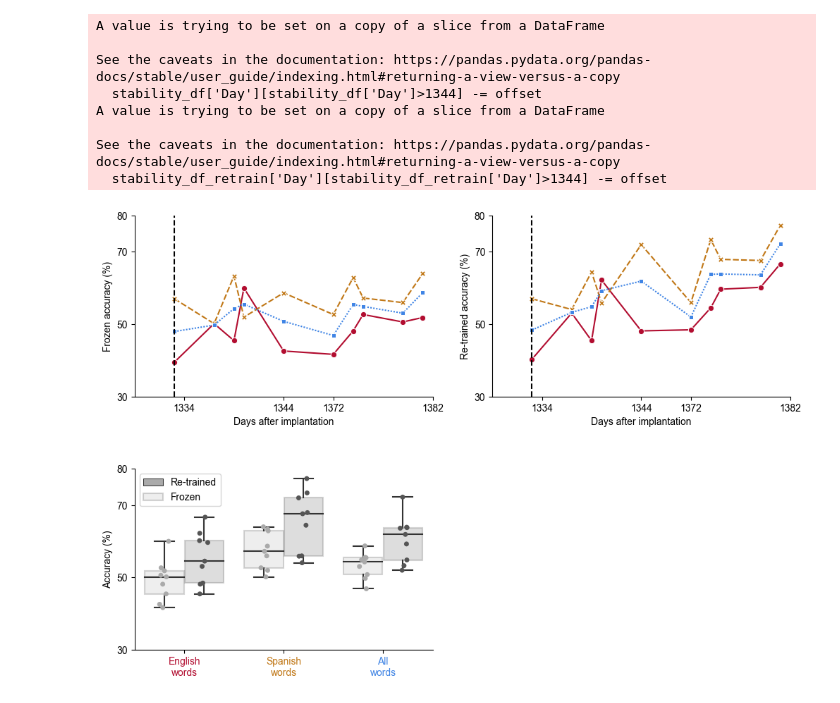
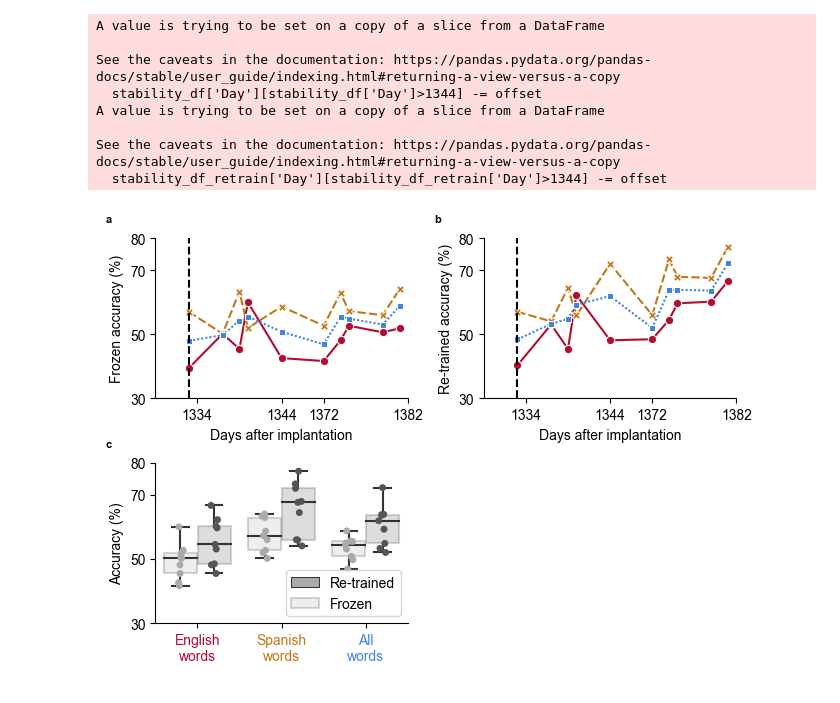
Before and after one commit to asilvaalex4/bilingual_speech_bci, a Jupyter notebook: figures/figure_E7/figure_E7.ipynb, the cells around one changed output. Saved outputs shown, nothing was run; the diff lists cells and outputs as text; code cells hidden in the pictures.

```diff
--- a/figures/figure_E7/figure_E7.ipynb
+++ b/figures/figure_E7/figure_E7.ipynb
@@ -14,7 +14,7 @@ import matplotlib as mpl
 mpl.rcParams['axes.spines.top'] = False
 mpl.rcParams['axes.spines.right'] = False
 
-fig,axs = plt.subplots(2,2,figsize=(12,8),gridspec_kw={'wspace':0.2,'hspace':0.4})
+fig,axs = plt.subplots(2,2,figsize=(12/1.6,8/1.6),gridspec_kw={'wspace':0.3,'hspace':0.4}) # 12,8
 
 
 mpl.rcParams['font.sans-serif'] = ['Arial']
@@ -24,7 +24,8 @@ plt.rcParams.update({'font.size': 10})#, 'font.sans-serif': 'Arial'})
 
 colors = ['#b20d30','#c17817','#3f84e5','#3f784c']
 ax = axs[0,0]
-
+ax.text(-0.17, 1.15, 'a', transform=ax.transAxes,
+    va='top', ha='right', fontsize=8, fontweight='bold')
 stability_df['Accuracy'] *= 100
 first_day = 1333
 stability_df.Day += first_day
@@ -51,6 +52,8 @@ ax.set_yticks([30,50,70,80])
 
 
 ax = axs[0,1]
+ax.text(-0.17, 1.15, 'b', transform=ax.transAxes,
+    va='top', ha='right', fontsize=8, fontweight='bold')
 stability_df_retrain['Accuracy'] *= 100
 stability_df_retrain.Day += first_day
 offset = 23
@@ -75,7 +78,8 @@ ax.set_yticks([30,50,70,80])
 
 
 ax = axs[1,0]
-
+ax.text(-0.17, 1.15, 'c', transform=ax.transAxes,
+    va='top', ha='right', fontsize=8, fontweight='bold')
 import pandas as pd
 stability_ov = pd.concat((stability_df,stability_df_retrain))
 stability_ov['Paradigm'] = np.concatenate((np.repeat('Frozen',30),np.repeat('Re-trained',30)))
@@ -95,13 +99,6 @@ g = sns.boxplot(ax=ax,data=stability_ov[stability_ov.Day > first_day],x='Languag
             order=['English','Spanish','Overall'],
             palette='binary',dodge=True,boxprops=dict(alpha=.2))
 pvalue_thresholds = [[1e-4, "****"], [0.001, "**"], [0.01, "*"], [1, "ns"]]
-
-# test_results = add_stat_annotation(ax, data=stability_ov[stability_ov.Day > first_day],x='Language',y='Accuracy',hue='Paradigm',
-#                                    order=['English','Spanish','Overall'],
-#                                    box_pairs = [ [('Overall','Re-trained'),('Overall','Frozen')],[('Spanish','Re-trained'),('Spanish','Frozen')],
-#                                                 [('English','Re-trained'),('English','Frozen')] ],
-#                                    test='Wilcoxon', text_format='star',
-#                                    loc='inside', verbose=2,line_offset=0.12,pvalue_thresholds=pvalue_thresholds)
 
 
 
@@ -110,32 +107,32 @@ g = sns.stripplot(ax=ax,data=stability_ov[stability_ov.Day > first_day],x='Langu
             palette='binary',dodge=True)
 
 
 ax.legend(['Re-trained','Frozen'])#,[], frameon=False)
 
 
 
 #ax.legend().set_title('')
 #ax.legend(['Before 1251','After 1251'])
 ax.set_ylim([30,80])
 ax.set_yticks([30,50,70,80])
 ax.set_xticks([0,1,2])
 ax.set_xlim([-0.5,2.5])
 ax.set_xticklabels(['English\nwords','Spanish\nwords','All\nwords'])
 ax.set_ylabel('Accuracy (%)')
 ax.set_xlabel('')
 [t.set_color(cols[i]) for i,t in enumerate(ax.xaxis.get_ticklabels())]
 
 
 ax = axs[1,1]
 ax.set_visible(False)
-plt.savefig('./figure_E7.jpg',dpi=300)
+plt.savefig('./figure_E7.jpg',dpi=300,bbox_inches='tight')
 # %% [output]
 A value is trying to be set on a copy of a slice from a DataFrame
 
 See the caveats in the documentation: https://pandas.pydata.org/pandas-docs/stable/user_guide/indexing.html#returning-a-view-versus-a-copy
   stability_df['Day'][stability_df['Day']>1344] -= offset
 A value is trying to be set on a copy of a slice from a DataFrame
 
 See the caveats in the documentation: https://pandas.pydata.org/pandas-docs/stable/user_guide/indexing.html#returning-a-view-versus-a-copy
   stability_df_retrain['Day'][stability_df_retrain['Day']>1344] -= offset
-[figure, old version]
+[figure, new version]
```
Also changed, not shown: 15 other files.
